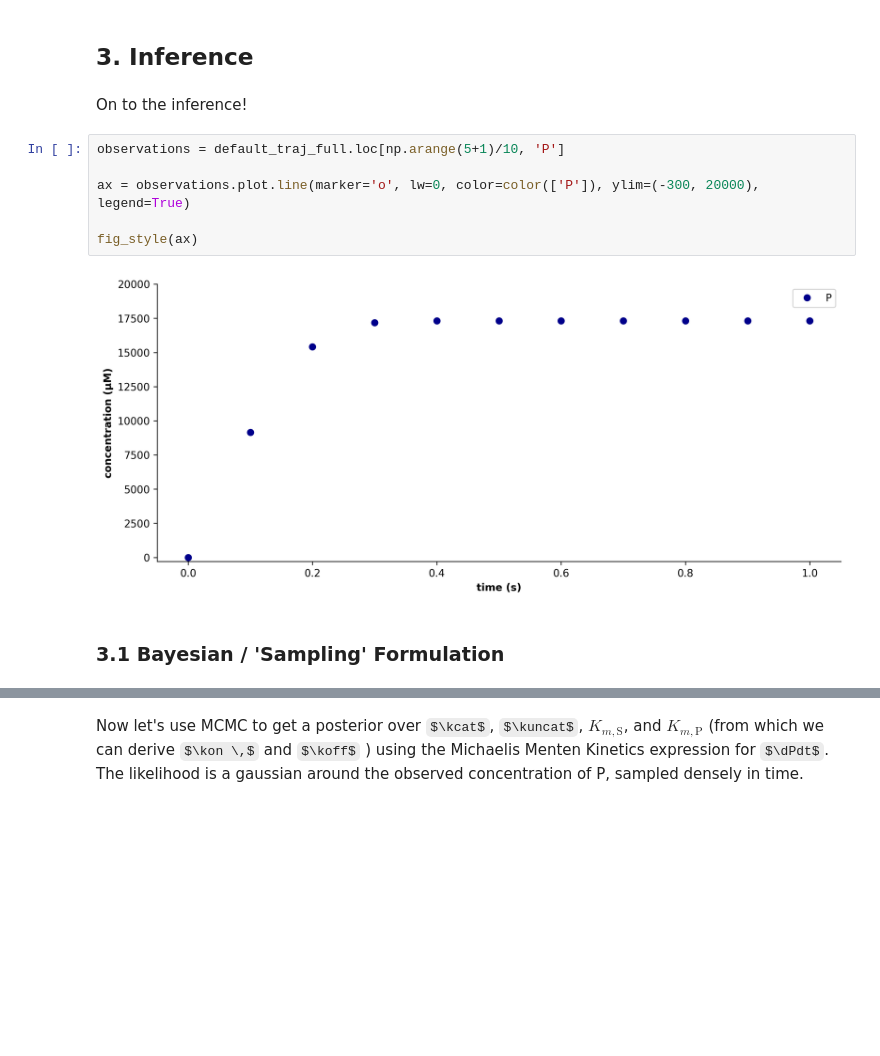
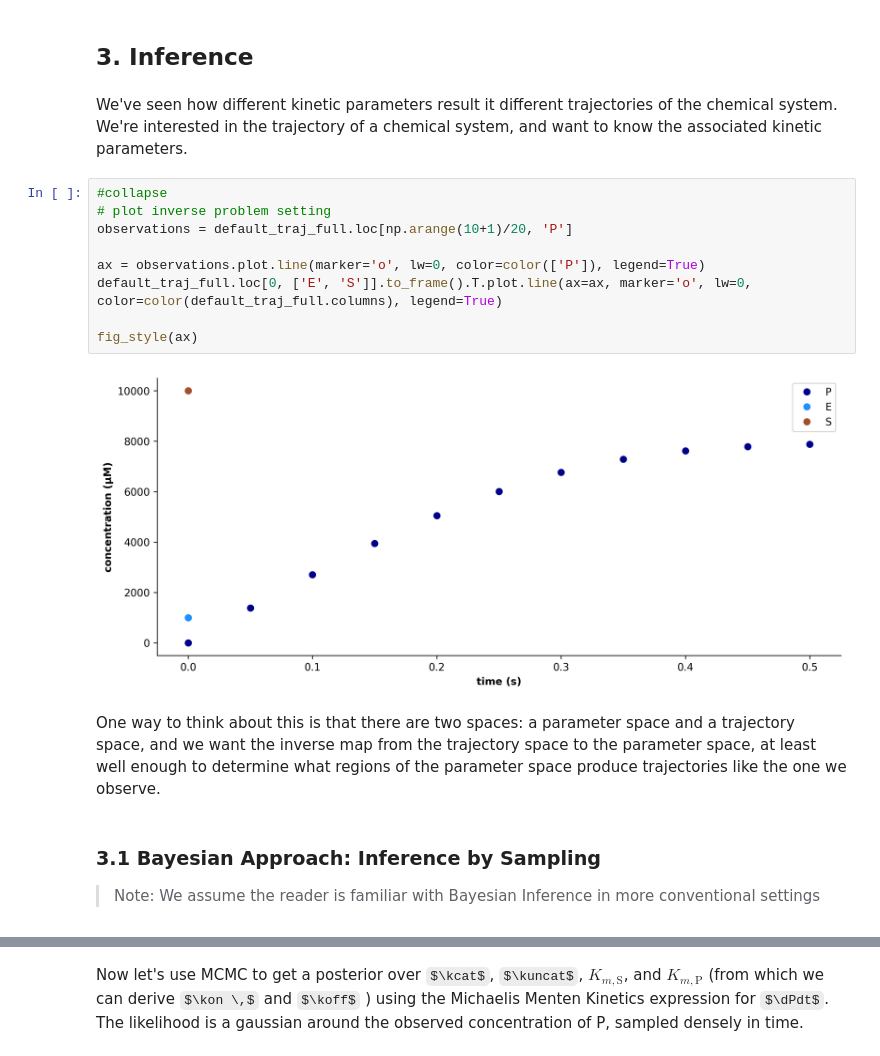
Before and after one commit to alexlenail/back_of_my_envelope, a Jupyter notebook: _notebooks/Enzyme-Kinetic-Parameter-Inference.ipynb, the cells around one changed output, grey strips where cells are left out. Saved outputs shown, nothing was run; the diff lists cells and outputs as text; some formulas as TeX source; blank space fills up the shorter version.

```diff
--- a/_notebooks/Enzyme-Kinetic-Parameter-Inference.ipynb
+++ b/_notebooks/Enzyme-Kinetic-Parameter-Inference.ipynb
@@ -454,15 +457,22 @@ f'our naïve code takes {round(euler_time, 2)}s, whereas the optimized scipy cod
 'our naïve code takes 1.07s, whereas the optimized scipy code takes 0.0062s to generate the same trajectory.'
 # %% [markdown]
 ## 3. Inference
-# %% [markdown]
-On to the inference!
+# %% [markdown]
+We've seen how different kinetic parameters result it different trajectories of the chemical system. We're interested in  the trajectory of a chemical system, and want to know the associated kinetic parameters.
 # %%
-observations = default_traj_full.loc[np.arange(5+1)/10, 'P']
+#collapse
+# plot inverse problem setting
+observations = default_traj_full.loc[np.arange(10+1)/20, 'P']
 
-ax = observations.plot.line(marker='o', lw=0, color=color(['P']), ylim=(-300, 20000), legend=True)
+ax = observations.plot.line(marker='o', lw=0, color=color(['P']), legend=True)
+default_traj_full.loc[0, ['E', 'S']].to_frame().T.plot.line(ax=ax, marker='o', lw=0, color=color(default_traj_full.columns), legend=True)
 
 fig_style(ax)
 # %% [output]
-[figure, old version]
+[figure, new version]
-# %% [markdown]
-### 3.1 Bayesian / 'Sampling' Formulation
+# %% [markdown]
+One way to think about this is that there are two spaces: a parameter space and a trajectory space, and we want the inverse map from the trajectory space to the parameter space, at least well enough to determine what regions of the parameter space produce trajectories like the one we observe.
+# %% [markdown]
+### 3.1 Bayesian Approach: Inference by Sampling
+
+> Note: We assume the reader is familiar with Bayesian Inference in more conventional settings
```
Also changed, not shown: parts of 10 cells of this notebook.
